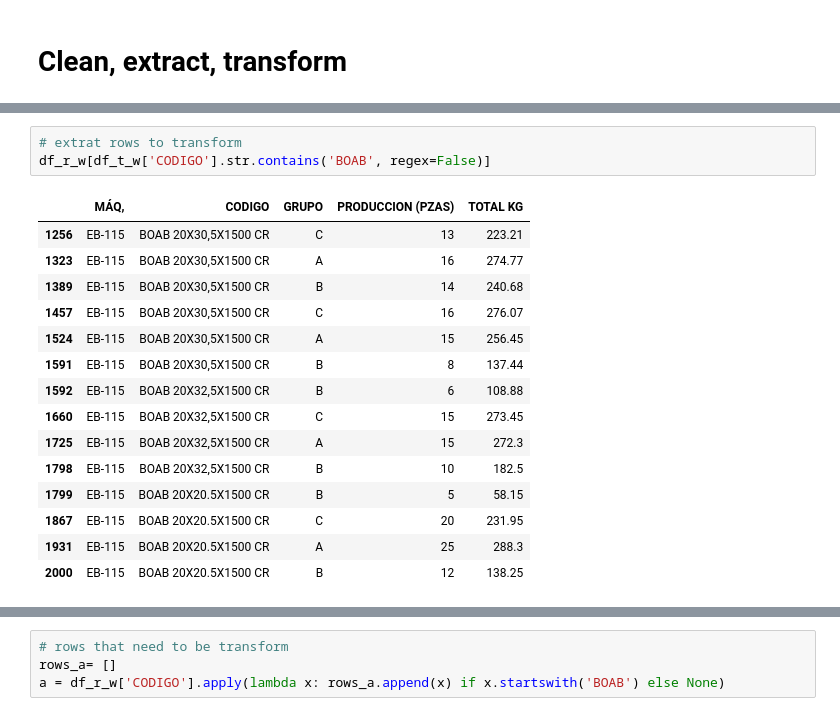
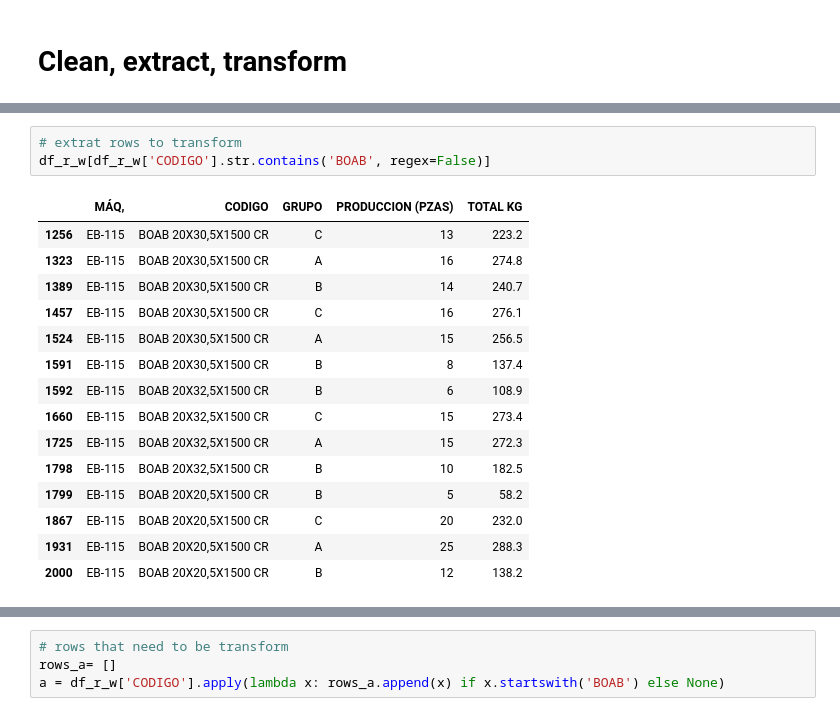
Before and after one commit to SanTaroZ/diff_calc, a Jupyter notebook: notebooks/Calculate_weight_diff.ipynb, the cells around one changed output, grey strips where cells are left out. Drawn from its saved outputs; the diff is of its cells as text.

```diff
--- a/notebooks/Calculate_weight_diff.ipynb
+++ b/notebooks/Calculate_weight_diff.ipynb
@@ -128,22 +128,22 @@ Name: CODIGO, Length: 1506, dtype: bool
 # %%
 # extrat rows to transform
-df_r_w[df_t_w['CODIGO'].str.contains('BOAB', regex=False)]
+df_r_w[df_r_w['CODIGO'].str.contains('BOAB', regex=False)]
 # %% [output]
 |  | MÁQ, | CODIGO | GRUPO | PRODUCCION (PZAS) | TOTAL KG |
-| 1256 | EB-115 | BOAB 20X30,5X1500 CR | C | 13 | 223.21 |
-| 1323 | EB-115 | BOAB 20X30,5X1500 CR | A | 16 | 274.77 |
-| 1389 | EB-115 | BOAB 20X30,5X1500 CR | B | 14 | 240.68 |
-| 1457 | EB-115 | BOAB 20X30,5X1500 CR | C | 16 | 276.07 |
-| 1524 | EB-115 | BOAB 20X30,5X1500 CR | A | 15 | 256.45 |
-| 1591 | EB-115 | BOAB 20X30,5X1500 CR | B | 8 | 137.44 |
-| 1592 | EB-115 | BOAB 20X32,5X1500 CR | B | 6 | 108.88 |
-| 1660 | EB-115 | BOAB 20X32,5X1500 CR | C | 15 | 273.45 |
+| 1256 | EB-115 | BOAB 20X30,5X1500 CR | C | 13 | 223.2 |
+| 1323 | EB-115 | BOAB 20X30,5X1500 CR | A | 16 | 274.8 |
+| 1389 | EB-115 | BOAB 20X30,5X1500 CR | B | 14 | 240.7 |
+| 1457 | EB-115 | BOAB 20X30,5X1500 CR | C | 16 | 276.1 |
+| 1524 | EB-115 | BOAB 20X30,5X1500 CR | A | 15 | 256.5 |
+| 1591 | EB-115 | BOAB 20X30,5X1500 CR | B | 8 | 137.4 |
+| 1592 | EB-115 | BOAB 20X32,5X1500 CR | B | 6 | 108.9 |
+| 1660 | EB-115 | BOAB 20X32,5X1500 CR | C | 15 | 273.4 |
 | 1725 | EB-115 | BOAB 20X32,5X1500 CR | A | 15 | 272.3 |
 | 1798 | EB-115 | BOAB 20X32,5X1500 CR | B | 10 | 182.5 |
-| 1799 | EB-115 | BOAB 20X20.5X1500 CR | B | 5 | 58.15 |
-| 1867 | EB-115 | BOAB 20X20.5X1500 CR | C | 20 | 231.95 |
-| 1931 | EB-115 | BOAB 20X20.5X1500 CR | A | 25 | 288.3 |
-| 2000 | EB-115 | BOAB 20X20.5X1500 CR | B | 12 | 138.25 |
+| 1799 | EB-115 | BOAB 20X20,5X1500 CR | B | 5 | 58.2 |
+| 1867 | EB-115 | BOAB 20X20,5X1500 CR | C | 20 | 232.0 |
+| 1931 | EB-115 | BOAB 20X20,5X1500 CR | A | 25 | 288.3 |
+| 2000 | EB-115 | BOAB 20X20,5X1500 CR | B | 12 | 138.2 |
 # %%
 #a way to extract a specific type of row in CODIGO
 df_r_w.query('CODIGO == "BOAB 20X30,5X1500 CR"')
```
Also changed, not shown: parts of 47 cells of this notebook, 3 other files.
